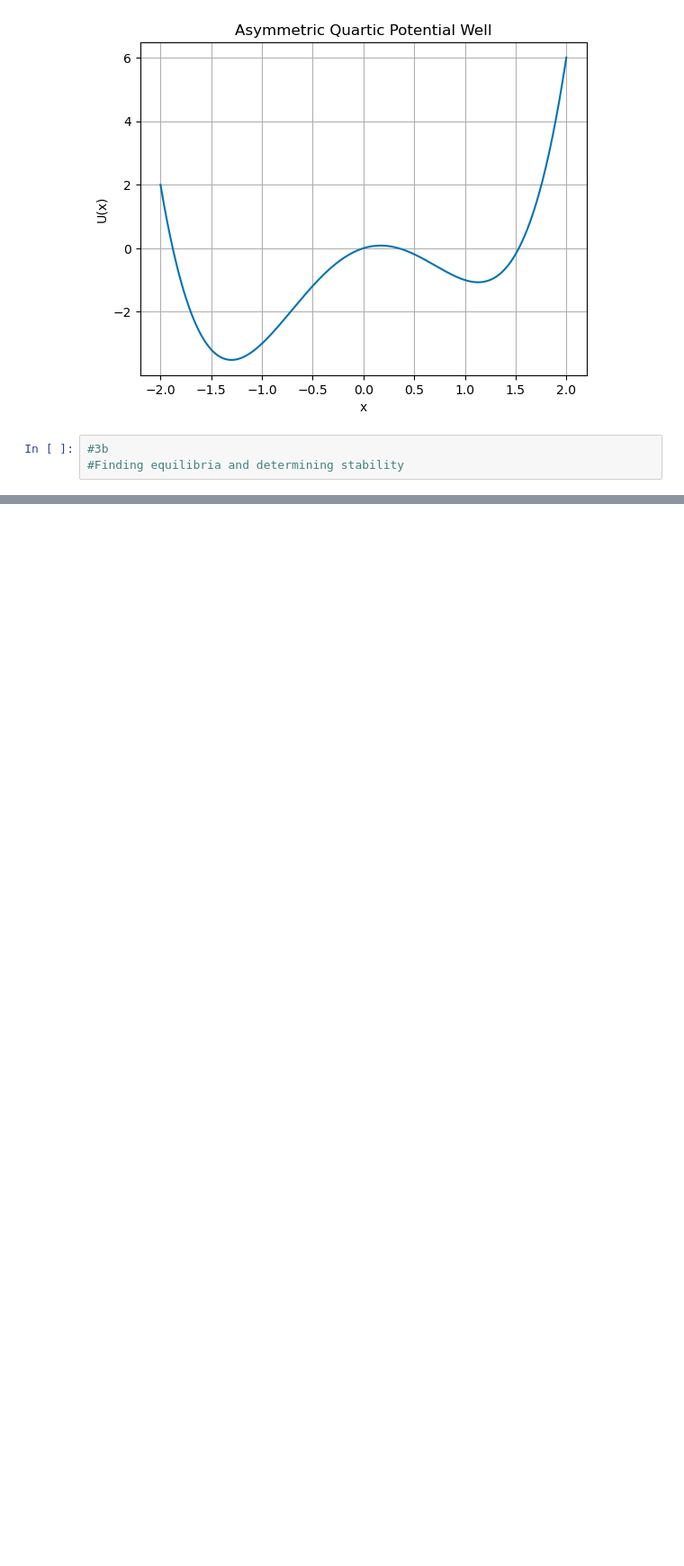
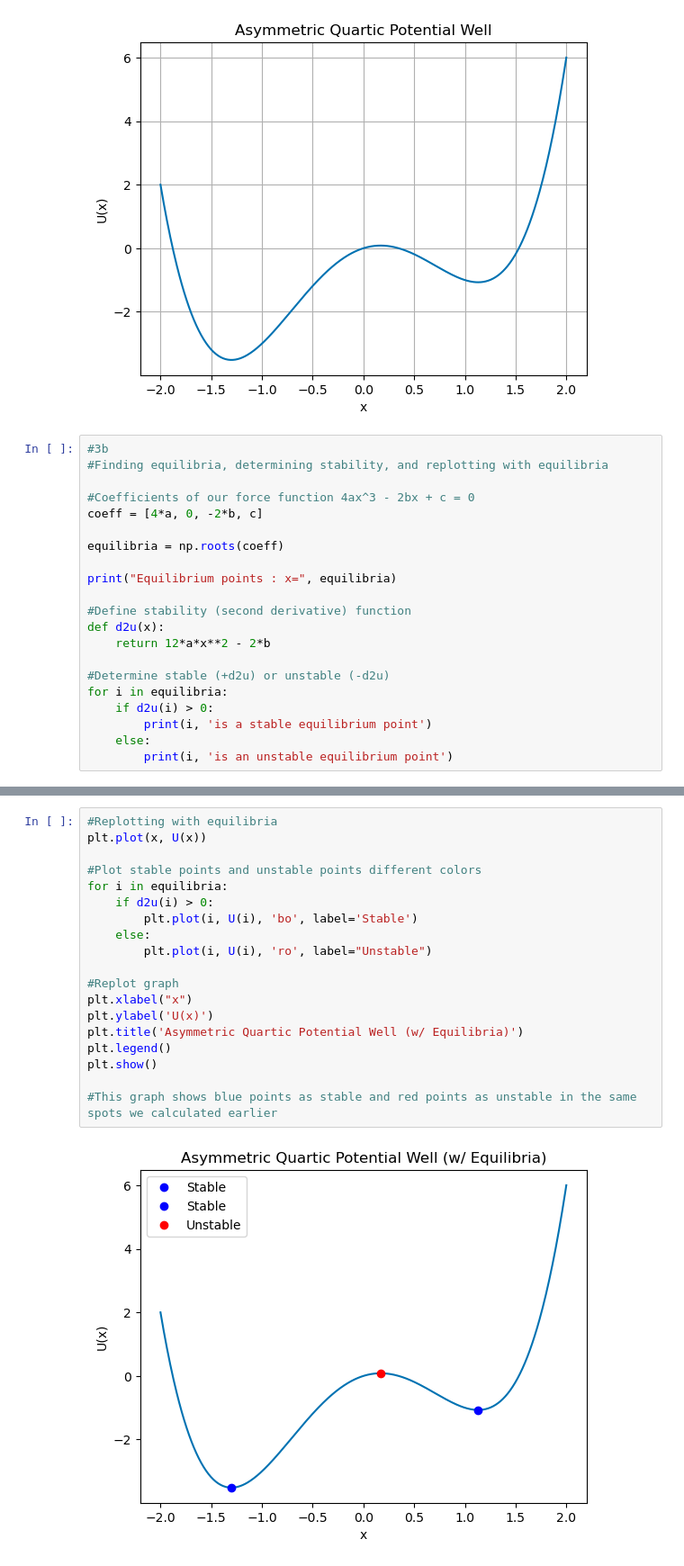
Before and after one commit to BruhddyTheThird/ProfCPisGoatedLib, a Jupyter notebook: Midterm Files/Midterm Ex3.ipynb, the cells around one changed output, grey strips where cells are left out. Shown at 90% size. Cells and saved outputs as stored; diff of their text form; blank space fills up the shorter version.

```diff
--- a/Midterm Files/Midterm Ex3.ipynb
+++ b/Midterm Files/Midterm Ex3.ipynb
@@ -68,4 +68,22 @@ plt.show()
 [figure]
 # %%
 #3b
-#Finding equilibria and determining stability
+#Finding equilibria, determining stability, and replotting with equilibria
+
+#Coefficients of our force function 4ax^3 - 2bx + c = 0
+coeff = [4*a, 0, -2*b, c]
+
+equilibria = np.roots(coeff)
+
+print("Equilibrium points : x=", equilibria)
+
+#Define stability (second derivative) function
+def d2u(x):
+    return 12*a*x**2 - 2*b
+
+#Determine stable (+d2u) or unstable (-d2u)
+for i in equilibria:
+    if d2u(i) > 0:
+        print(i, 'is a stable equilibrium point')
+    else:
+        print(i, 'is an unstable equilibrium point')
@@ -71,0 +95,21 @@ plt.show()
+# %%
+#Replotting with equilibria
+plt.plot(x, U(x))
+
+#Plot stable points and unstable points different colors
+for i in equilibria:
+    if d2u(i) > 0:
+        plt.plot(i, U(i), 'bo', label='Stable')
+    else:
+        plt.plot(i, U(i), 'ro', label="Unstable")
+
+#Replot graph
+plt.xlabel("x")
+plt.ylabel('U(x)')
+plt.title('Asymmetric Quartic Potential Well (w/ Equilibria)')
+plt.legend()
+plt.show()
+
+#This graph shows blue points as stable and red points as unstable in the same spots we calculated earlier
+# %% [output]
+[figure, added]
```
Also changed, not shown: parts of 1 cell of this notebook.
